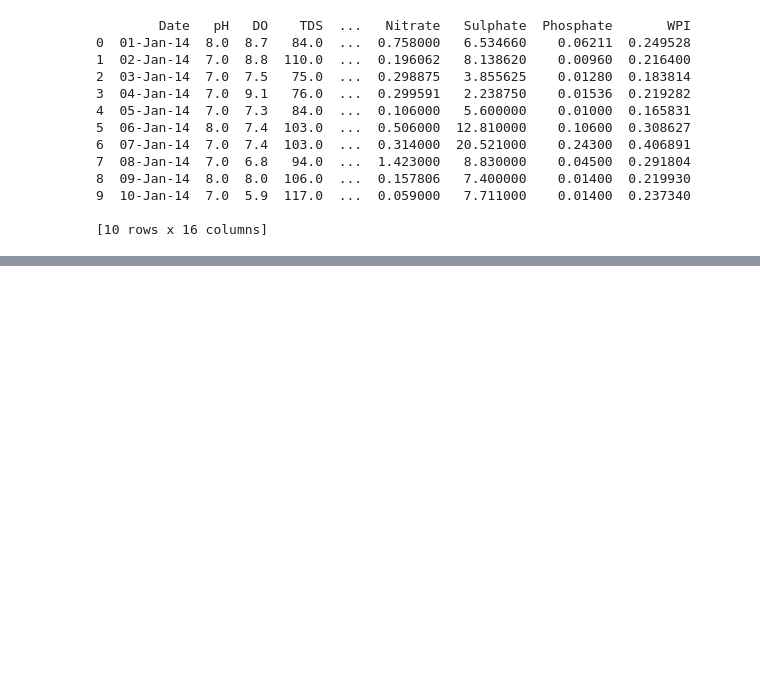
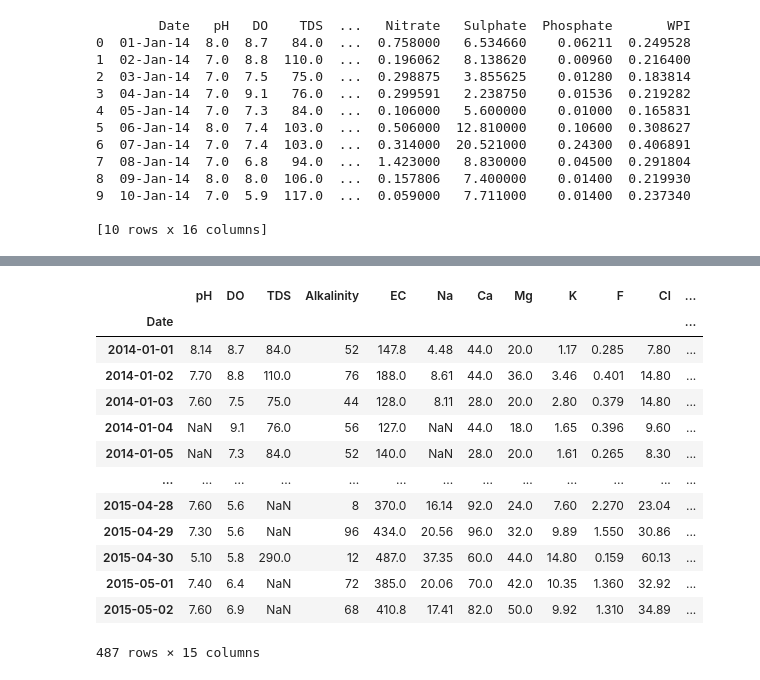
Before and after one commit to ApahSaroj/WPI, a Jupyter notebook: Estimating_Missing_Values.ipynb, the cells around one changed output, grey strips where cells are left out. Saved outputs shown, nothing was run; the diff lists cells and outputs as text; code cells hidden in the pictures; blank space fills up the shorter version.

```diff
--- a/Estimating_Missing_Values.ipynb
+++ b/Estimating_Missing_Values.ipynb
@@ -468,0 +745,18 @@ from sklearn.metrics import r2_score
+# %%
+miss_data=data
+miss_data
+# %% [output]
+|  | pH | DO | TDS | Alkalinity | EC | Na | Ca | Mg | K | F | Cl | ... |
+| Date |  |  |  |  |  |  |  |  |  |  |  | ... |
+| 2014-01-01 | 8.14 | 8.7 | 84.0 | 52 | 147.8 | 4.48 | 44.0 | 20.0 | 1.17 | 0.285 | 7.80 | ... |
+| 2014-01-02 | 7.70 | 8.8 | 110.0 | 76 | 188.0 | 8.61 | 44.0 | 36.0 | 3.46 | 0.401 | 14.80 | ... |
+| 2014-01-03 | 7.60 | 7.5 | 75.0 | 44 | 128.0 | 8.11 | 28.0 | 20.0 | 2.80 | 0.379 | 14.80 | ... |
+| 2014-01-04 | NaN | 9.1 | 76.0 | 56 | 127.0 | NaN | 44.0 | 18.0 | 1.65 | 0.396 | 9.60 | ... |
+| 2014-01-05 | NaN | 7.3 | 84.0 | 52 | 140.0 | NaN | 28.0 | 20.0 | 1.61 | 0.265 | 8.30 | ... |
+| ... | ... | ... | ... | ... | ... | ... | ... | ... | ... | ... | ... | ... |
+| 2015-04-28 | 7.60 | 5.6 | NaN | 8 | 370.0 | 16.14 | 92.0 | 24.0 | 7.60 | 2.270 | 23.04 | ... |
+| 2015-04-29 | 7.30 | 5.6 | NaN | 96 | 434.0 | 20.56 | 96.0 | 32.0 | 9.89 | 1.550 | 30.86 | ... |
+| 2015-04-30 | 5.10 | 5.8 | 290.0 | 12 | 487.0 | 37.35 | 60.0 | 44.0 | 14.80 | 0.159 | 60.13 | ... |
+| 2015-05-01 | 7.40 | 6.4 | NaN | 72 | 385.0 | 20.06 | 70.0 | 42.0 | 10.35 | 1.360 | 32.92 | ... |
+| 2015-05-02 | 7.60 | 6.9 | NaN | 68 | 410.8 | 17.41 | 82.0 | 50.0 | 9.92 | 1.310 | 34.89 | ... |
+487 rows × 15 columns
```
Also changed, not shown: parts of 37 cells of this notebook.
